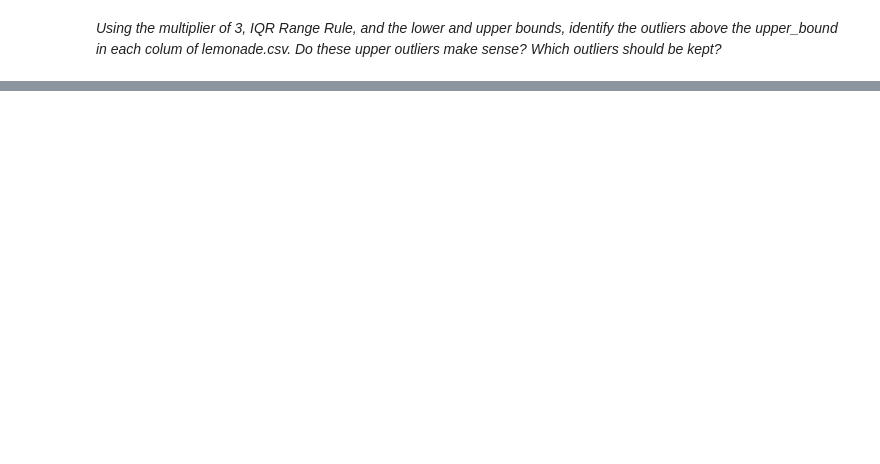
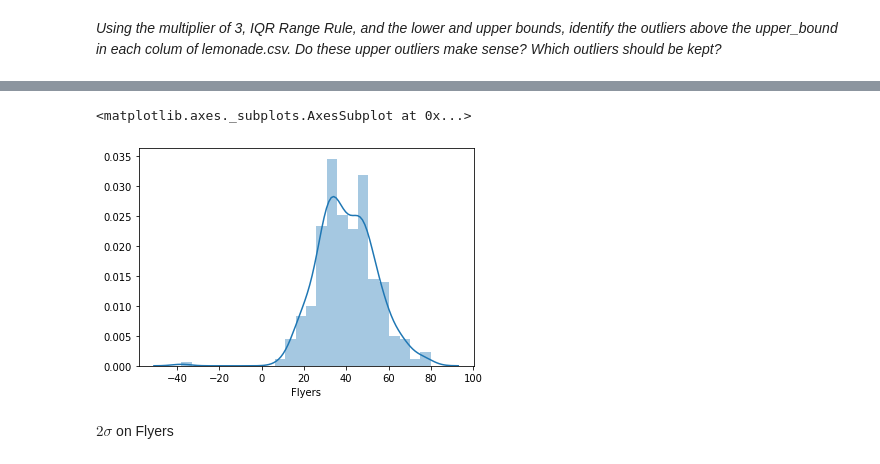
Before and after one commit to crisgiovanoni/ds-methodologies-exercises, a Jupyter notebook: anomaly_detection/continuous_probabilistic_methods.ipynb, the cells around one changed output, grey strips where cells are left out. Saved outputs shown, nothing was run; the diff lists cells and outputs as text; code cells hidden in the pictures; blank space fills up the shorter version.

```diff
--- a/anomaly_detection/continuous_probabilistic_methods.ipynb
+++ b/anomaly_detection/continuous_probabilistic_methods.ipynb
@@ -102,0 +219,5 @@ _Using the multiplier of 3, IQR Range Rule, and the lower and upper bounds, iden
+# %%
+sns.distplot(lemonade["Flyers"])
+# %% [output]
+<matplotlib.axes._subplots.AxesSubplot at 0x...>
+[figure, added]
@@ -102,0 +228,2 @@ _Using the multiplier of 3, IQR Range Rule, and the lower and upper bounds, iden
+# %% [markdown]
+$2\sigma$ on Flyers
```
Also changed, not shown: parts of 35 cells of this notebook.
